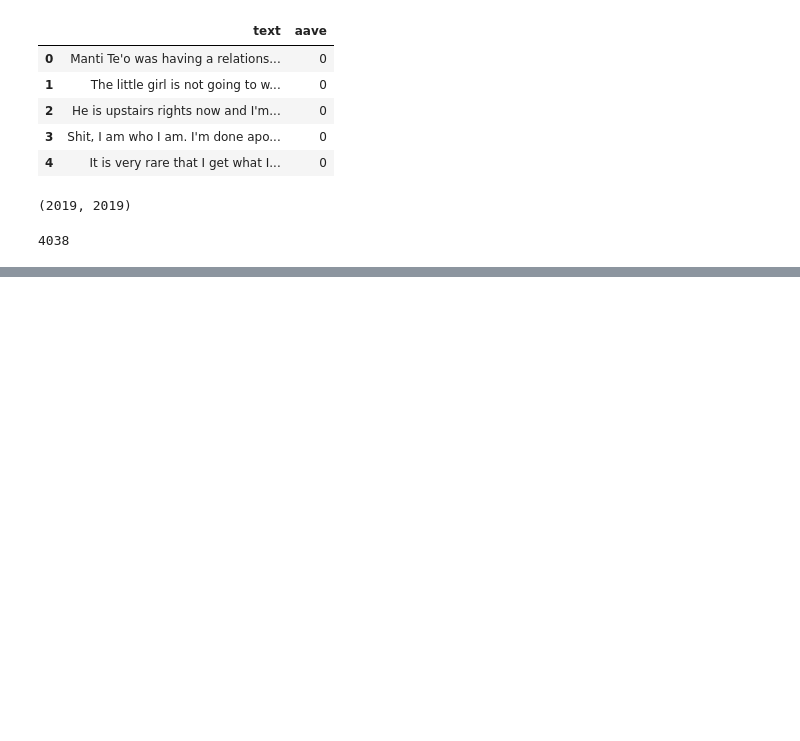
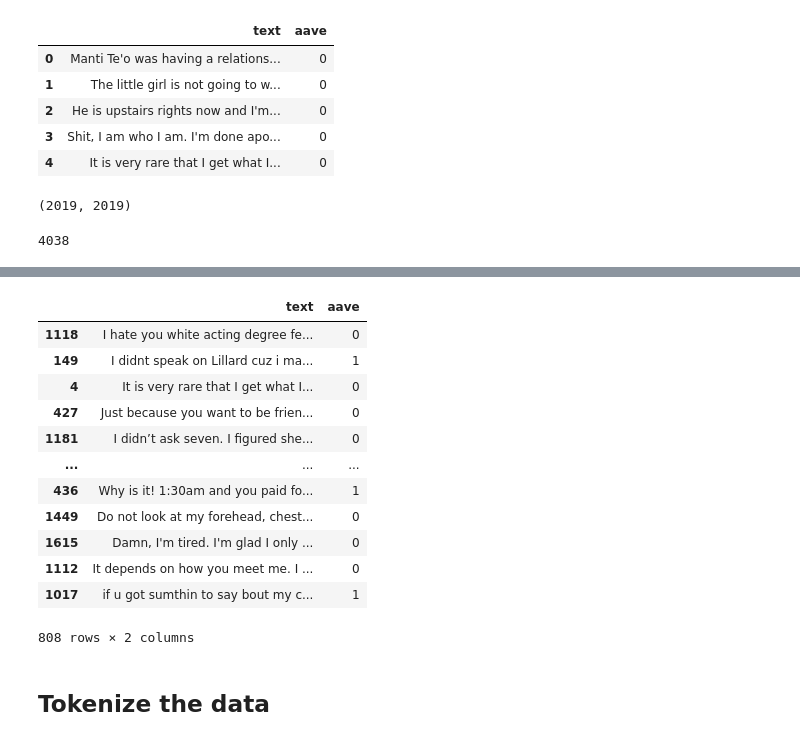
Before and after one commit to sheetal-srivastava/hate-speech-debiasing, a Jupyter notebook: data-processing.ipynb, the cells around one changed output, grey strips where cells are left out. Drawn from its saved outputs; the diff is of its cells as text; code cells hidden in the pictures; blank space fills up the shorter version.

```diff
--- a/data-processing.ipynb
+++ b/data-processing.ipynb
@@ -156,0 +166,18 @@ trainer = Trainer(
+# %%
+X_test
+# %% [output]
+|  | text | aave |
+| 1118 | I hate you white acting degree fe... | 0 |
+| 149 | I didnt speak on Lillard cuz i ma... | 1 |
+| 4 | It is very rare that I get what I... | 0 |
+| 427 | Just because you want to be frien... | 0 |
+| 1181 | I didn’t ask seven. I figured she... | 0 |
+| ... | ... | ... |
+| 436 | Why is it! 1:30am and you paid fo... | 1 |
+| 1449 | Do not look at my forehead, chest... | 0 |
+| 1615 | Damn, I'm tired. I'm glad I only ... | 0 |
+| 1112 | It depends on how you meet me. I ... | 0 |
+| 1017 | if u got sumthin to say bout my c... | 1 |
+808 rows × 2 columns
+# %% [markdown]
+## Tokenize the data
```
Also changed, not shown: parts of 29 cells of this notebook.
